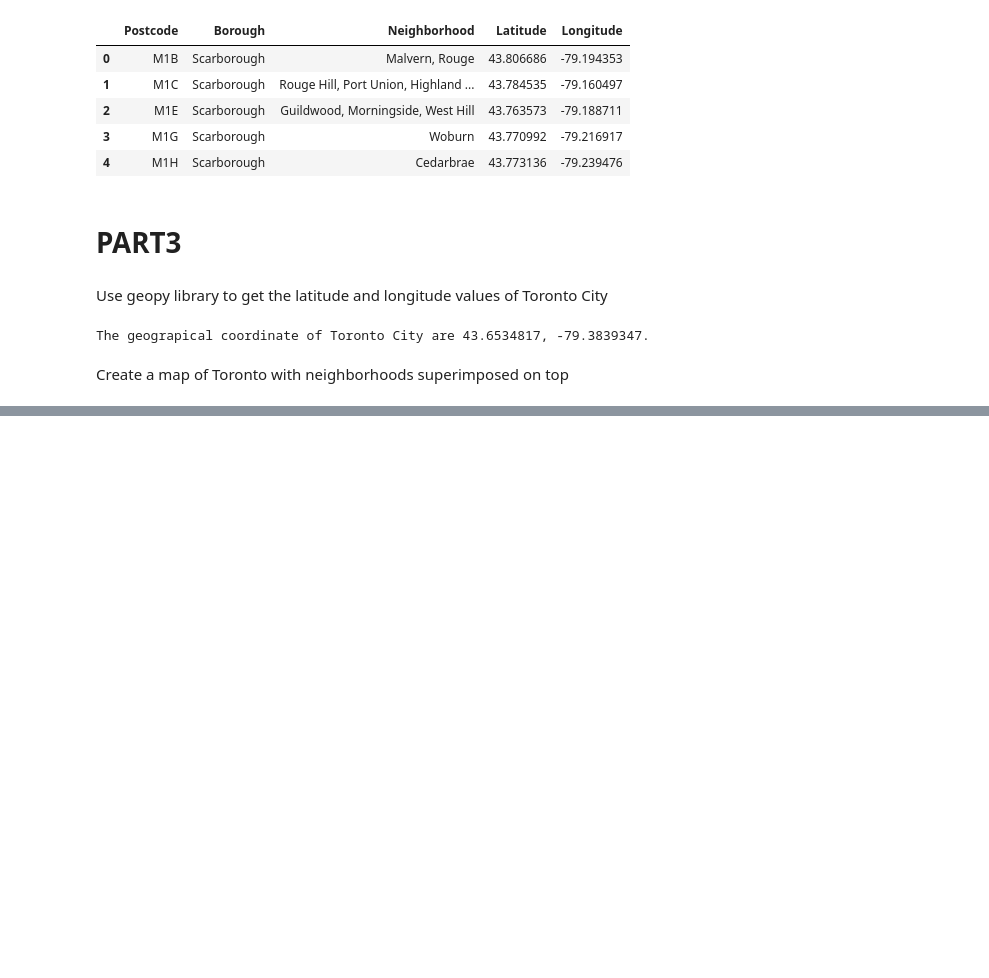
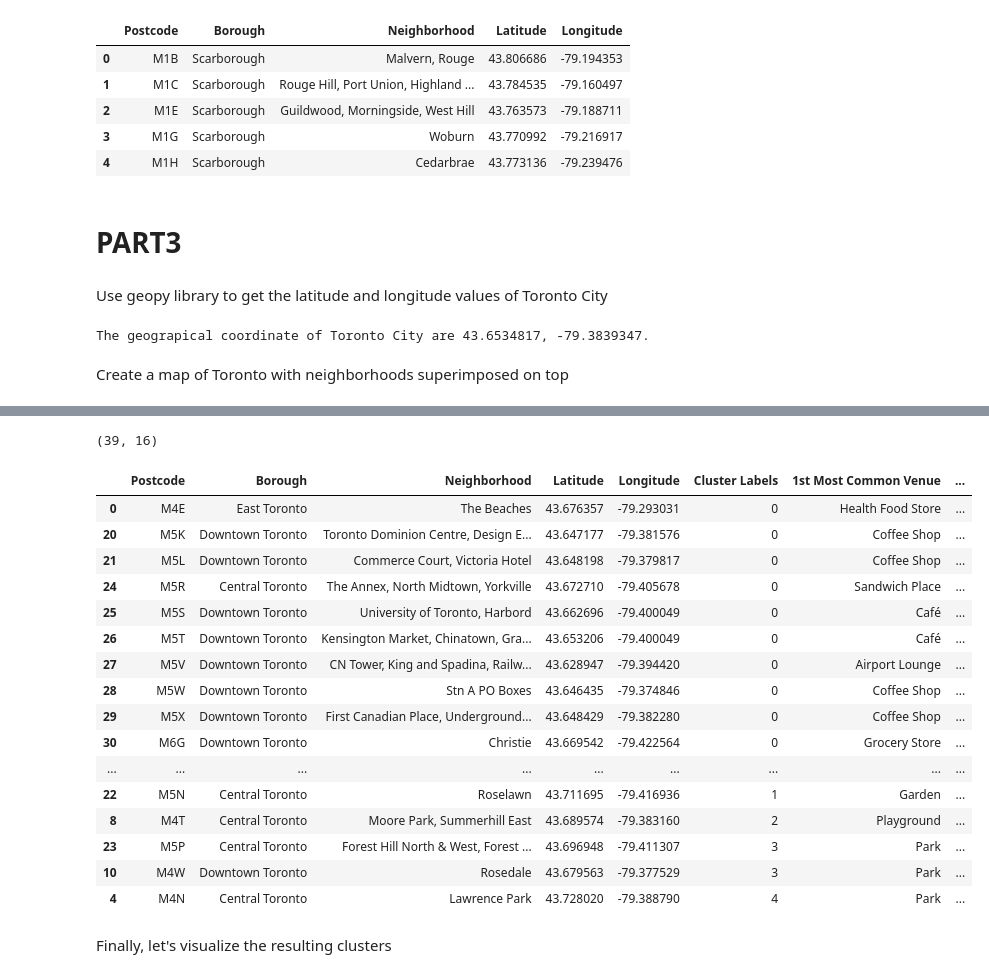
Before and after one commit to Varsha-V3/Coursera_Capstone, a Jupyter notebook: SegmentCluster.ipynb, the cells around one changed output, grey strips where cells are left out. Cells and saved outputs as stored; diff of their text form; code cells hidden in the pictures; blank space fills up the shorter version.

```diff
--- a/SegmentCluster.ipynb
+++ b/SegmentCluster.ipynb
@@ -189,0 +435,11 @@ map_geo
+# %%
+# set number of clusters
+kclusters = 5
+
+toronto_grouped_clustering = toronto_grouped.drop(["PostalCode", "Borough", "Neighborhoods"], 1)
+
+# run k-means clustering
+kmeans = KMeans(n_clusters=kclusters, random_state=0).fit(toronto_grouped_clustering)
+
+# check cluster labels generated for each row in the dataframe
+kmeans.labels_[0:10]
@@ -189,0 +448,12 @@ map_geo
+# %%
+# create a new dataframe that includes the cluster as well as the top 10 venues for each neighborhood.
+toronto_merged = final_df.copy()
+
+# add clustering labels
+toronto_merged["Cluster Labels"] = kmeans.labels_
+
+# merge toronto_grouped with toronto_data to add latitude/longitude for each neighborhood
+toronto_merged = toronto_merged.join(neighborhoods_venues_sorted.drop(["Borough", "Neighborhoods"], 1).set_index("PostalCode"), on="Postcode")
+
+print(toronto_merged.shape)
+toronto_merged.head() # check the last columns!
@@ -189,0 +468,26 @@ map_geo
+# %%
+# sort the results by Cluster Labels
+print(toronto_merged.shape)
+toronto_merged.sort_values(["Cluster Labels"], inplace=True)
+toronto_merged
+# %% [output]
+(39, 16)
+|  | Postcode | Borough | Neighborhood | Latitude | Longitude | Cluster Labels | 1st Most Common Venue | ... |
+| 0 | M4E | East Toronto | The Beaches | 43.676357 | -79.293031 | 0 | Health Food Store | ... |
+| 20 | M5K | Downtown Toronto | Toronto Dominion Centre, Design E... | 43.647177 | -79.381576 | 0 | Coffee Shop | ... |
+| 21 | M5L | Downtown Toronto | Commerce Court, Victoria Hotel | 43.648198 | -79.379817 | 0 | Coffee Shop | ... |
+| 24 | M5R | Central Toronto | The Annex, North Midtown, Yorkville | 43.672710 | -79.405678 | 0 | Sandwich Place | ... |
+| 25 | M5S | Downtown Toronto | University of Toronto, Harbord | 43.662696 | -79.400049 | 0 | Café | ... |
+| 26 | M5T | Downtown Toronto | Kensington Market, Chinatown, Gra... | 43.653206 | -79.400049 | 0 | Café | ... |
+| 27 | M5V | Downtown Toronto | CN Tower, King and Spadina, Railw... | 43.628947 | -79.394420 | 0 | Airport Lounge | ... |
+| 28 | M5W | Downtown Toronto | Stn A PO Boxes | 43.646435 | -79.374846 | 0 | Coffee Shop | ... |
+| 29 | M5X | Downtown Toronto | First Canadian Place, Underground... | 43.648429 | -79.382280 | 0 | Coffee Shop | ... |
+| 30 | M6G | Downtown Toronto | Christie | 43.669542 | -79.422564 | 0 | Grocery Store | ... |
+| ... | ... | ... | ... | ... | ... | ... | ... | ... |
+| 22 | M5N | Central Toronto | Roselawn | 43.711695 | -79.416936 | 1 | Garden | ... |
+| 8 | M4T | Central Toronto | Moore Park, Summerhill East | 43.689574 | -79.383160 | 2 | Playground | ... |
+| 23 | M5P | Central Toronto | Forest Hill North & West, Forest ... | 43.696948 | -79.411307 | 3 | Park | ... |
+| 10 | M4W | Downtown Toronto | Rosedale | 43.679563 | -79.377529 | 3 | Park | ... |
+| 4 | M4N | Central Toronto | Lawrence Park | 43.728020 | -79.388790 | 4 | Park | ... |
+# %% [markdown]
+Finally, let's visualize the resulting clusters
```
Also changed, not shown: parts of 23 cells of this notebook.
